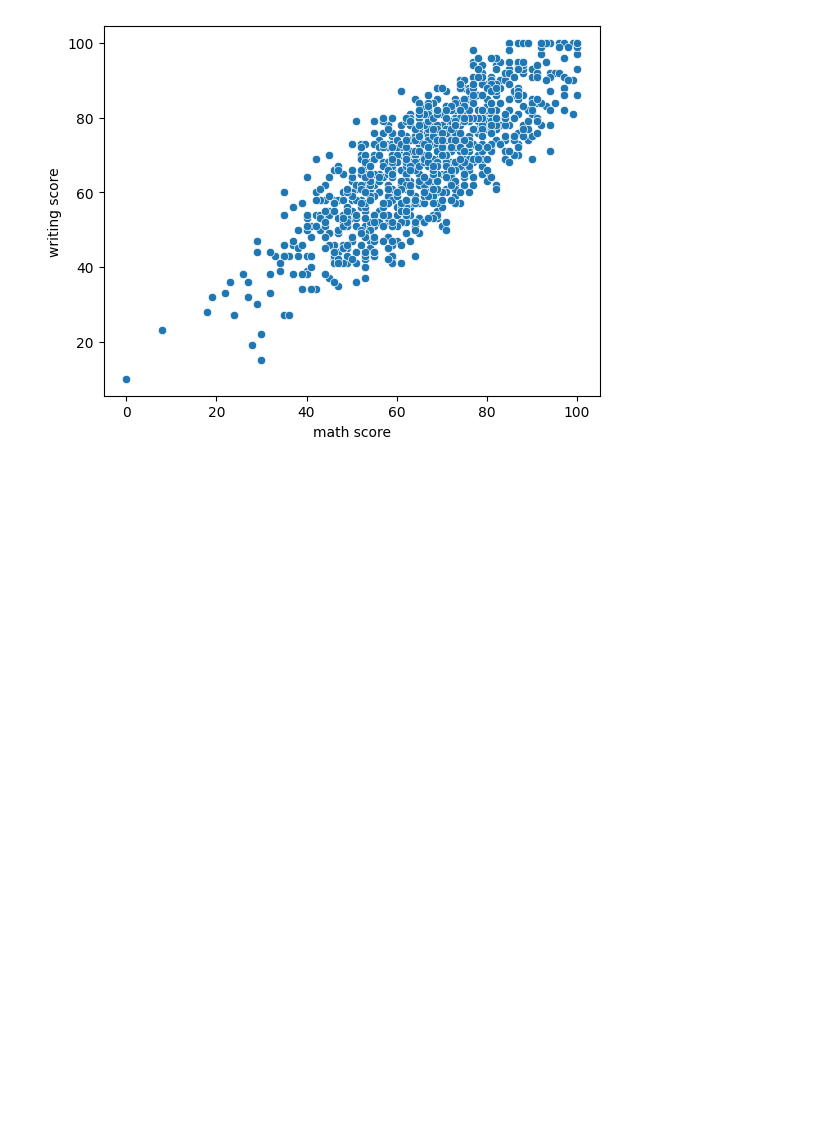
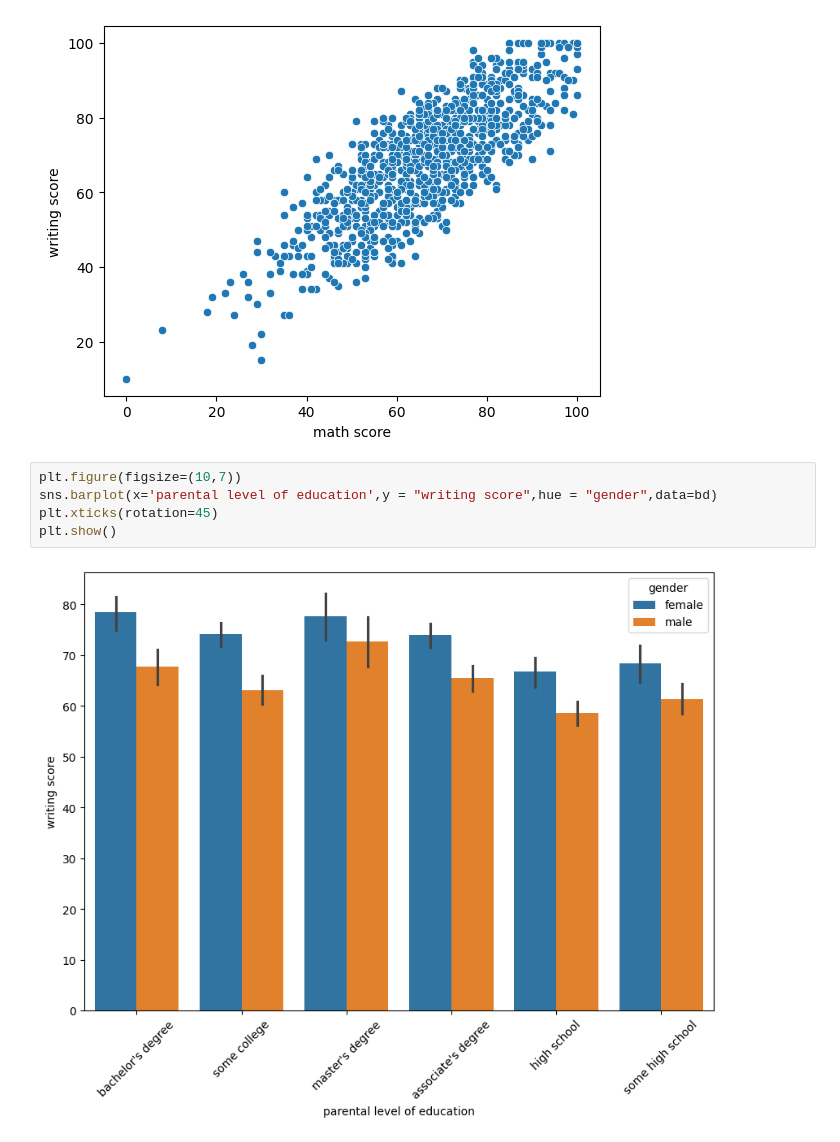
Before and after one commit to valdenio458/python-analise-de-dados-data-viking, a Jupyter notebook: Projeto_Educação.ipynb, the cells around one changed output. Cells and saved outputs as stored; diff of their text form; blank space fills up the shorter version.

```diff
--- a/Projeto_Educação.ipynb
+++ b/Projeto_Educação.ipynb
@@ -203,3 +203,10 @@ sns.scatterplot(data=bd, x='math score', y='writing score')
 # %% [output]
 <Axes: xlabel='math score', ylabel='writing score'>
 [figure]
+# %%
+plt.figure(figsize=(10,7))
+sns.barplot(x='parental level of education',y = "writing score",hue = "gender",data=bd)
+plt.xticks(rotation=45)
+plt.show()
+# %% [output]
+[figure, added]
```
